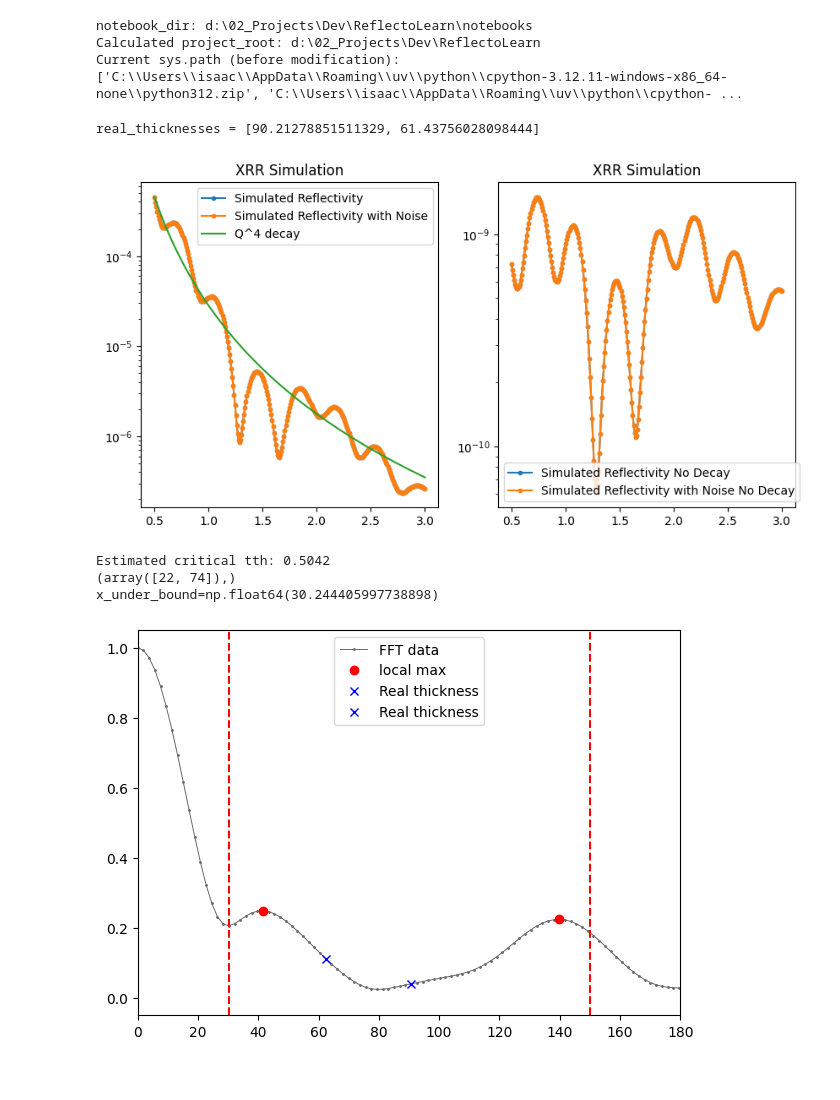
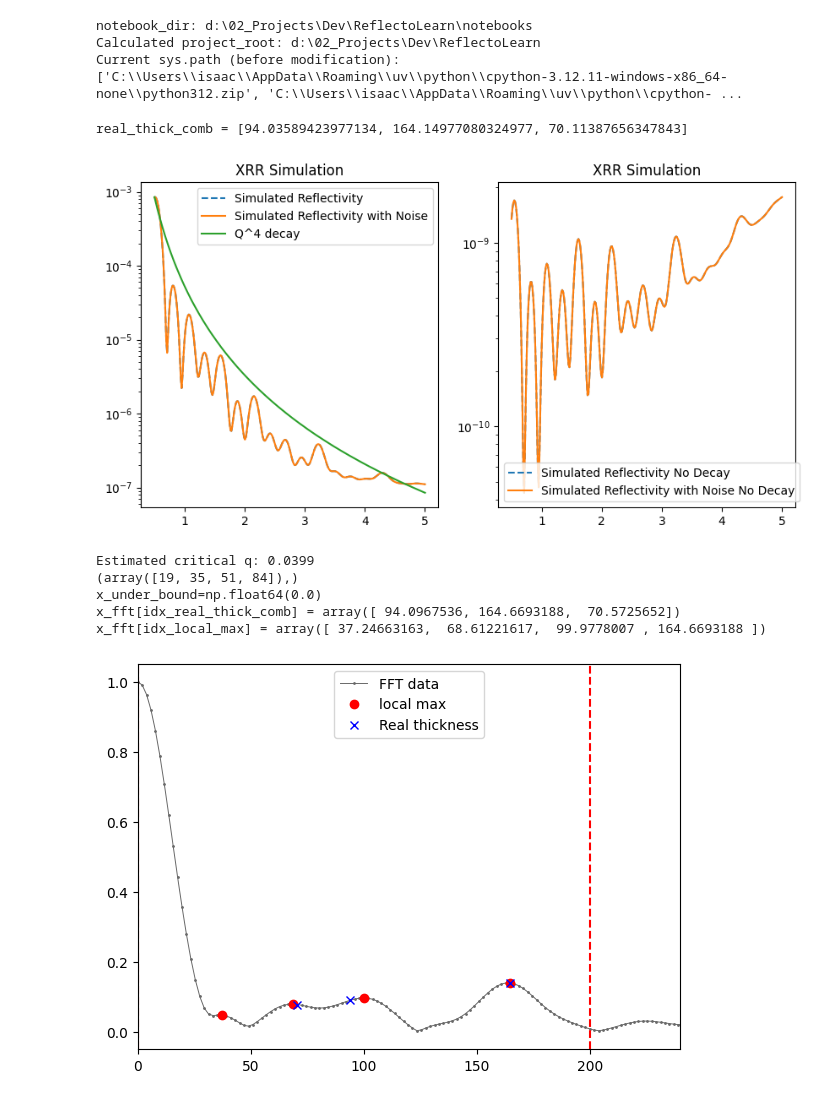
Before and after one commit to SJB7777/ReflectoLearn, a Jupyter notebook: notebooks/fitting.ipynb, the cells around one changed output. Cells and saved outputs as stored; diff of their text form; code cells hidden in the pictures.

Commit message:
thickness combination

```diff
--- a/notebooks/fitting.ipynb
+++ b/notebooks/fitting.ipynb
@@ -53,38 +53,41 @@ def add_noise(R):
     curve_scaling = np.random.uniform(0.99, 1.01)
     return R_poisson * uniform_noise * curve_scaling + background_noise
 # %%
+from itertools import combinations_with_replacement
+
 # -----------------------
 # 1. 데이터 생성
 # -----------------------
 beam_energy = 8.04751  # keV
-tth = np.linspace(0.5, 3, 300)  # rad
+tth = np.linspace(0.5, 5, 300)  # rad
 q = tth2qz_by_energy(tth, beam_energy)
 
 # 2층 박막 시뮬레이션 (기판 + 2개 필름)
 data = make_multifilm(2, q, add_noise=False)
-real_thicknesses = data['thickness']
-print(f"{real_thicknesses = }")
+real_thick = data['thickness']
+real_thick_comb = [sum(set(comb)) for comb in combinations_with_replacement(real_thick, r=len(real_thick))]
+print(f"{real_thick_comb = }")
 R = data["R"]
+R_noise = R.copy()
 # R_noise = add_noise(R)
-R_noise = R.copy()
 
 R_no_q_decay = remove_q4_decay(q, R)
 R_noise_no_q_decay = remove_q4_decay(q, R_noise)
 decay = 1 / remove_q4_decay(q, np.full_like(q, 1))
 decay = decay / decay[0] * R.max()
 fig, axs = plt.subplots(1, 2, figsize=(10, 5))
-axs[0].semilogy(tth, R, ".-", label="Simulated Reflectivity")
-axs[0].semilogy(tth, R_noise, ".-", label="Simulated Reflectivity with Noise")
+axs[0].semilogy(tth, R, "--", label="Simulated Reflectivity")
+axs[0].semilogy(tth, R_noise, "-", label="Simulated Reflectivity with Noise")
 axs[0].semilogy(tth, decay, "-", label="Q^4 decay")
 axs[0].set_title("XRR Simulation")
 axs[0].legend()
 
-axs[1].semilogy(tth, R_no_q_decay, ".-", label="Simulated Reflectivity No Decay")
-axs[1].semilogy(tth, R_noise_no_q_decay, ".-", label="Simulated Reflectivity with Noise No Decay")
+axs[1].semilogy(tth, R_no_q_decay, "--", label="Simulated Reflectivity No Decay")
+axs[1].semilogy(tth, R_noise_no_q_decay, "-", label="Simulated Reflectivity with Noise No Decay")
 axs[1].set_title("XRR Simulation")
 axs[1].legend()
 
 plt.show()
 # %% [output]
-real_thicknesses = [90.21278851511329, 61.43756028098444]
+real_thick_comb = [94.03589423977134, 164.14977080324977, 70.11387656347843]
-[figure, old version]
+[figure, new version]
@@ -94,16 +94,17 @@ def q
 # %%
 from scipy.signal import argrelmax
 
-x_upper_bound = 150
+x_upper_bound = 200
 
-crit_tth = estimate_thc(tth, R_noise)
-print(f"Estimated critical tth: {crit_tth:.4f}")
+crit_q = estimate_q(q, R_noise)
+# crit_q = 0
+print(f"Estimated critical q: {crit_q:.4f}")
 
 # FFT
-dat = np.stack([tth, R_noise], axis=1)
-xproc, yproc = preprocess_xrr(dat, crit_tth)
+dat = np.stack([q, R_noise], axis=1)
+xproc, yproc = preprocess_xrr_q(dat, crit_q)
 x_fft, y_fft = xrr_fft(xproc, yproc, window=2, n=10000)
-x_fft = 2 * np.pi * x_fft
+x_fft = x_fft * 2 * np.pi
 y_fft_norm = y_fft / y_fft[0]
 
 # Find Peaks
@@ -115,18 +116,21 @@ print(idx_local_max)
 y_diff = np.diff(y_fft_norm)
 
 # First increasing index
-under_bound_index = np.where((y_diff >= -0.01) & (x_fft[1:] > 2))[0][0] + 1
+# under_bound_index = np.where((y_diff >= -0.01) & (x_fft[1:] > 2))[0][0] + 1
+under_bound_index = np.abs(x_fft - crit_q * 2*np.pi).argmin()
 x_under_bound = x_fft[under_bound_index]
 print(f"{x_under_bound=}")
 upper_bound_index = np.where(x_fft > x_upper_bound)[0][0]
 
+idx_real_thick_comb: list[int] = [np.abs(x_fft - thickness).argmin() for thickness in real_thick_comb]
+
+print(f"{x_fft[idx_real_thick_comb] = }")
+print(f"{x_fft[idx_local_max] = }")
+
 fig, axs = plt.subplots(1, 1, sharex=True, figsize=(7, 5))
 axs.plot(x_fft, y_fft_norm, "o-", ms=1, lw=0.7, color="dimgrey", label="FFT data")
 axs.plot(x_fft[idx_local_max], y_fft_norm[idx_local_max], "o", color="red", label="local max")
-for real_thickness in real_thicknesses:
-    axs.plot(x_fft[np.abs(x_fft - real_thickness).argmin()],
-        y_fft_norm[np.abs(x_fft - real_thickness).argmin()],
-        "x", color="b", label="Real thickness")
+axs.plot(x_fft[idx_real_thick_comb], y_fft_norm[idx_real_thick_comb], "x", color="b", label="Real thickness")
 axs.axvline(x=x_fft[under_bound_index], color='r', linestyle='--')
 axs.axvline(x=x_upper_bound, color='r', linestyle='--')
 axs.set_xlim(0, x_upper_bound*1.2)
@@ -134,10 +138,12 @@ axs.set_xlim(0, x_upper_bound*1.2)
 plt.legend()
 plt.show()
 # %% [output]
-Estimated critical tth: 0.5042
-(array([22, 74]),)
-x_under_bound=np.float64(30.244405997738898)
+Estimated critical q: 0.0399
+(array([19, 35, 51, 84]),)
+x_under_bound=np.float64(0.0)
+x_fft[idx_real_thick_comb] = array([ 94.0967536, 164.6693188,  70.5725652])
+x_fft[idx_local_max] = array([ 37.24663163,  68.61221617,  99.9778007 , 164.6693188 ])
-[figure, old version]
+[figure, new version]
 # %%
 dydx = np.gradient(y_fft_norm, x_fft)
 # 2차 도함수 (곡률)
```
Also changed, not shown: parts of 6 cells of this notebook, 2 other files.
